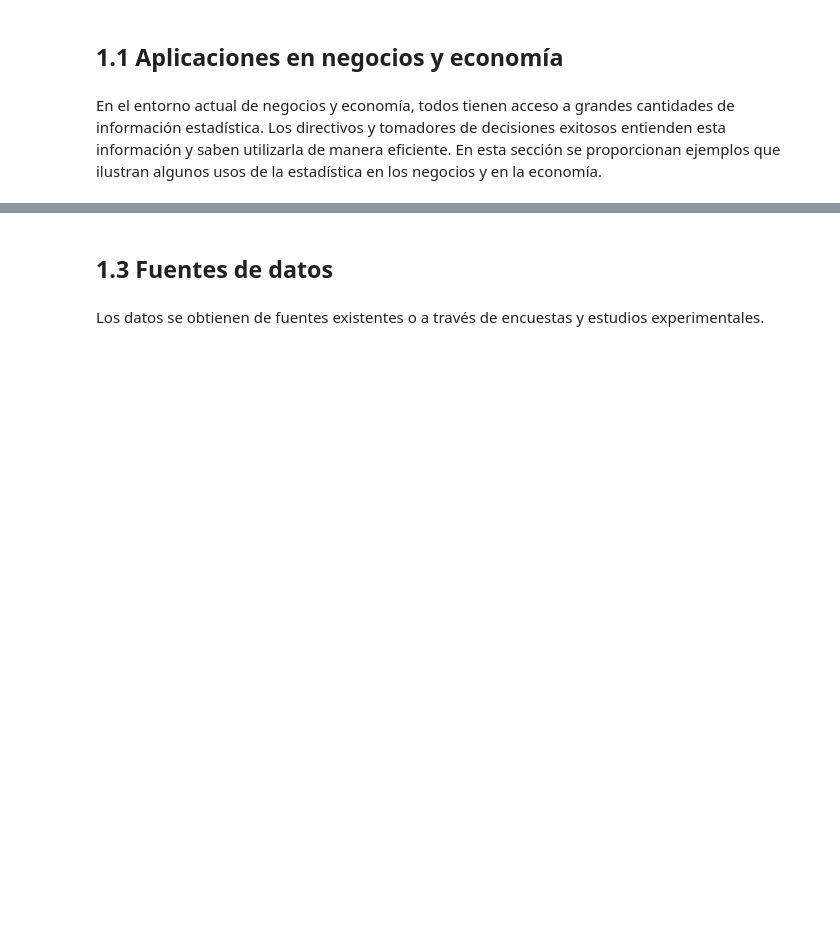
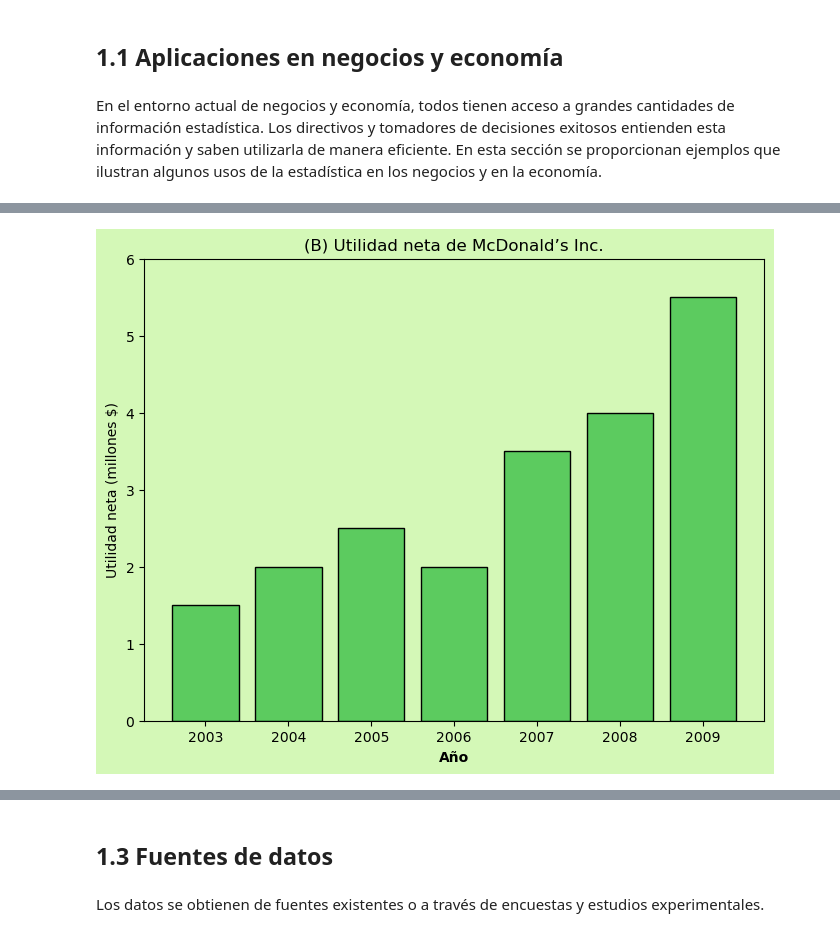
Before and after one commit to CrisBelDev/ebook-Estadistica2, a Jupyter notebook: docs/capitulo1.ipynb, the cells around one changed output, grey strips where cells are left out. Cells and saved outputs as stored; diff of their text form; code cells hidden in the pictures; blank space fills up the shorter version.

```diff
--- a/docs/capitulo1.ipynb
+++ b/docs/capitulo1.ipynb
@@ -216,0 +416,36 @@ Gráfica (C): Tasas de ocupación en hoteles de Florida del sur. Se observan tas
+# %%
+import matplotlib.pyplot as plt
+import pandas as pd
+
+# Años representados en el gráfico
+años = [2003, 2004, 2005, 2006, 2007, 2008, 2009]
+
+# Valores aproximados de la utilidad neta de McDonald's (en millones de $) extraídos del gráfico
+utilidades = [
+    1.5, 2.0, 2.5, 2.0, 3.5, 4.0, 5.5
+]
+
+# Crear un DataFrame para los datos
+datos_utilidad_mcdonalds = pd.DataFrame({'Año': años, 'Utilidad neta (millones $)': utilidades})
+
+# Configuración del gráfico de barras con bordes negros
+plt.figure(figsize=(8, 6))
+plt.bar(datos_utilidad_mcdonalds['Año'],
+        datos_utilidad_mcdonalds['Utilidad neta (millones $)'],
+        color='#5CCB5F',
+        edgecolor='black')  # Agregar borde negro a las barras
+plt.title('(B) Utilidad neta de McDonald’s Inc.')
+plt.xlabel('Año', fontweight='bold')
+plt.ylabel('Utilidad neta (millones $)')
+plt.ylim(0, 6)  # Establecer los límites del eje y
+
+# Color de fondo
+ax = plt.gca()
+ax.set_facecolor('#D4F8B7')  # Color de fondo claro
+fig = plt.gcf()
+fig.patch.set_facecolor('#D4F8B7')  # Color de fondo para la figura
+
+# Mostrar el gráfico de barras
+plt.show()
+# %% [output]
+[figure, added]
```
Also changed, not shown: parts of 52 cells of this notebook, 1 other file.
